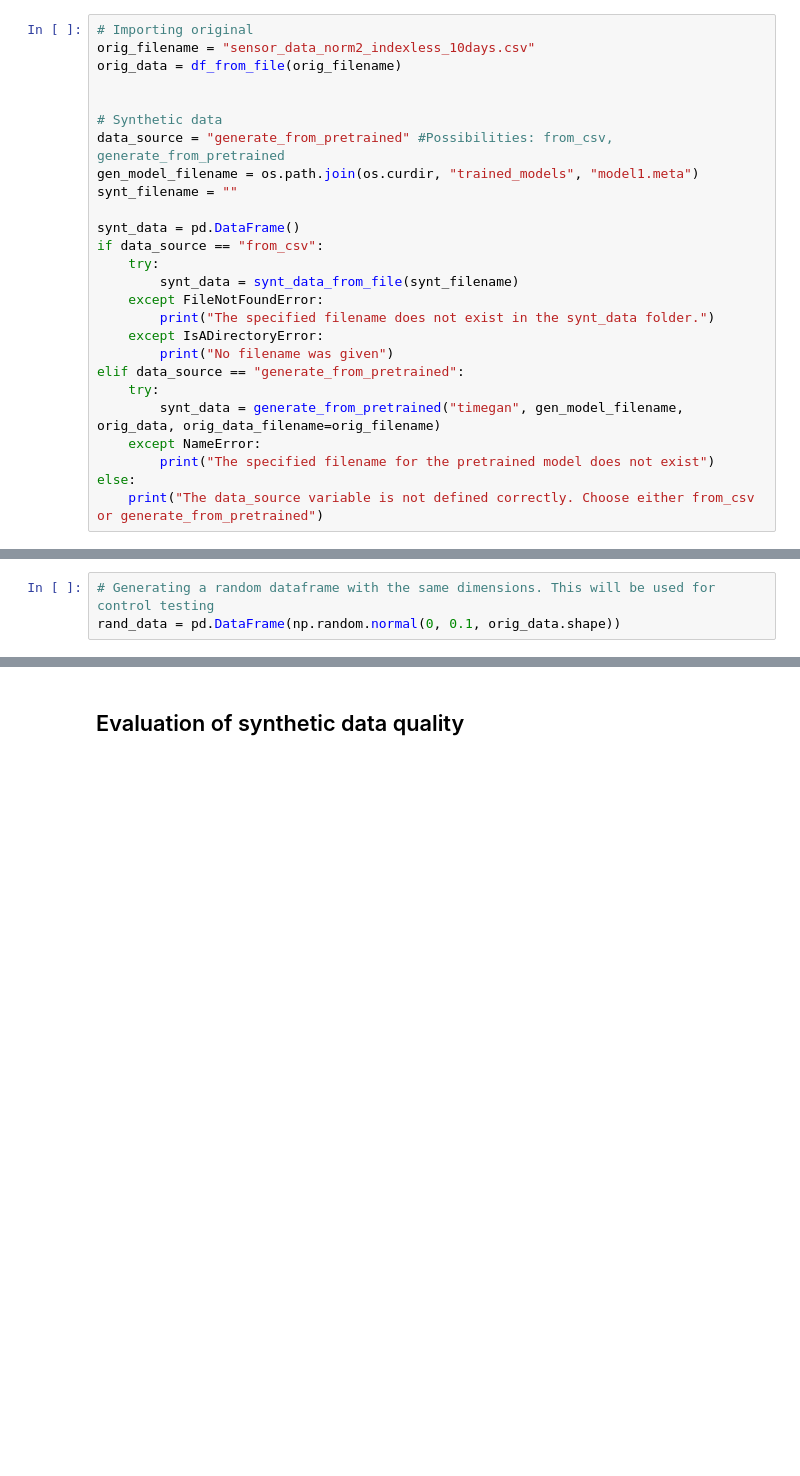
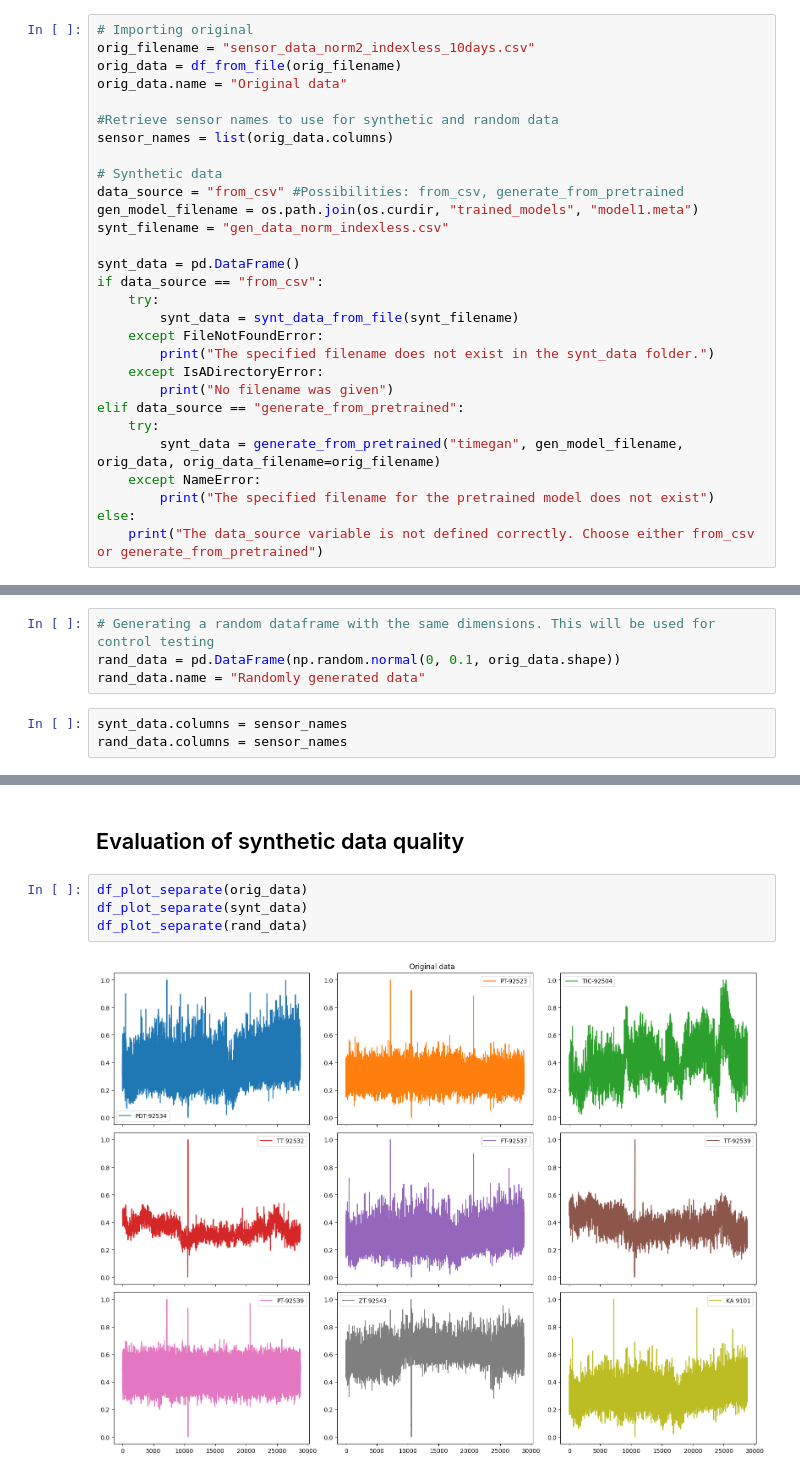
Before and after one commit to fredrikSveen/MSc_time_series_GAN, a Jupyter notebook: evaluation.ipynb, the cells around one changed output, grey strips where cells are left out. Saved outputs shown, nothing was run; the diff lists cells and outputs as text; blank space fills up the shorter version.

Commit message:
Added plotting of the different data with separate features

```diff
--- a/evaluation.ipynb
+++ b/evaluation.ipynb
@@ -12,12 +22,15 @@ from data_loading import df_from_file, synt_data_from_file, generate_from_pretra
 # Importing original
 orig_filename = "sensor_data_norm2_indexless_10days.csv"
 orig_data = df_from_file(orig_filename)
+orig_data.name = "Original data"
 
+#Retrieve sensor names to use for synthetic and random data
+sensor_names = list(orig_data.columns)
 
 # Synthetic data
-data_source = "generate_from_pretrained" #Possibilities: from_csv, generate_from_pretrained
+data_source = "from_csv" #Possibilities: from_csv, generate_from_pretrained
 gen_model_filename = os.path.join(os.curdir, "trained_models", "model1.meta")
-synt_filename = ""
+synt_filename = "gen_data_norm_indexless.csv"
 
 synt_data = pd.DataFrame()
 if data_source == "from_csv":
@@ -43,6 +50,10 @@ Data generation complete
 # %%
 # Generating a random dataframe with the same dimensions. This will be used for control testing
 rand_data = pd.DataFrame(np.random.normal(0, 0.1, orig_data.shape))
+rand_data.name = "Randomly generated data"
+# %%
+synt_data.columns = sensor_names
+rand_data.columns = sensor_names
 # %%
 print(f'The size of the original data dataframe is {orig_data.shape}')
 print(f'The size of the synthetic data dataframe is {synt_data.shape}')
@@ -53,3 +64,9 @@ The size of the synthetic data dataframe is (28776, 9)
 The size of the random data dataframe is (28800, 9)
 # %% [markdown]
 ## Evaluation of synthetic data quality
+# %%
+df_plot_separate(orig_data)
+df_plot_separate(synt_data)
+df_plot_separate(rand_data)
+# %% [output]
+[figure, added]
```
Also changed, not shown: parts of 3 cells of this notebook, 2 other files.
